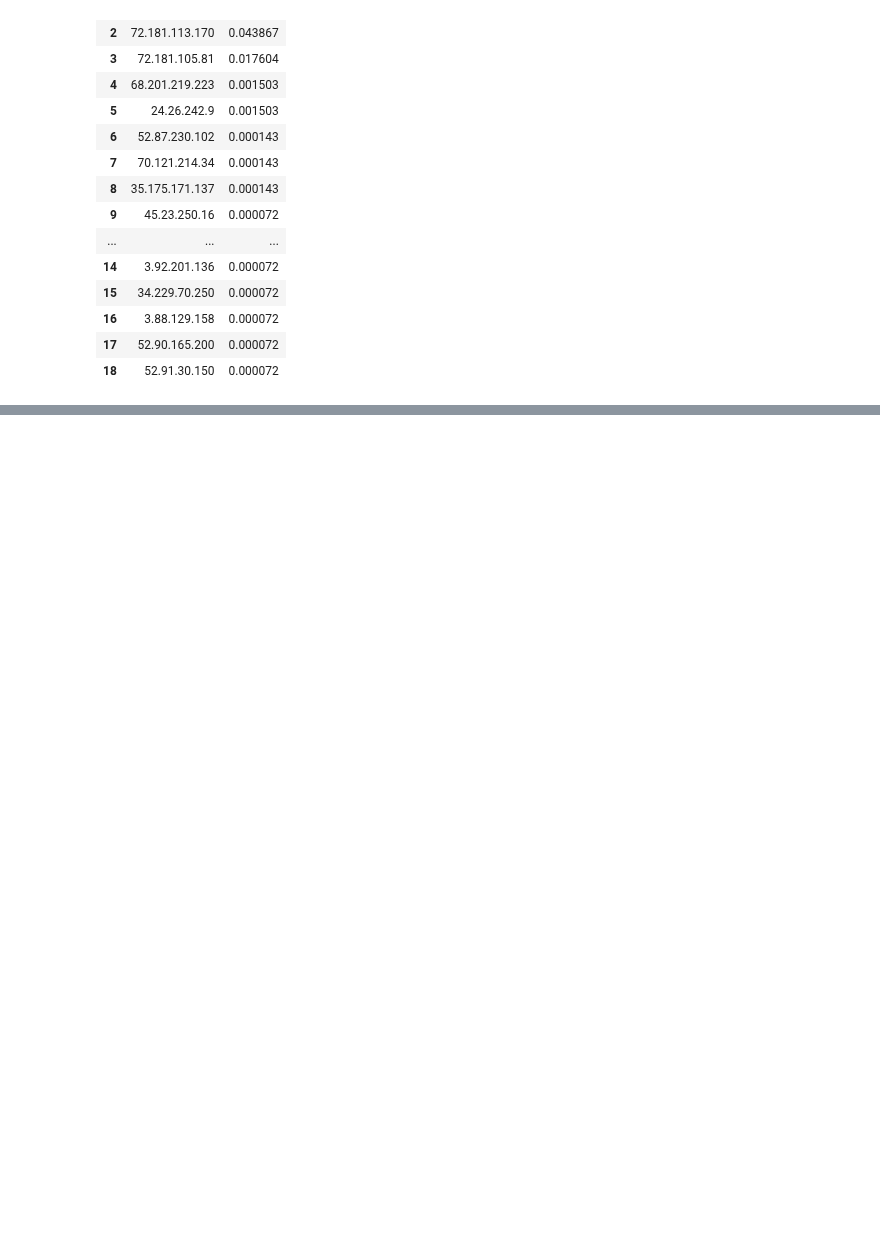
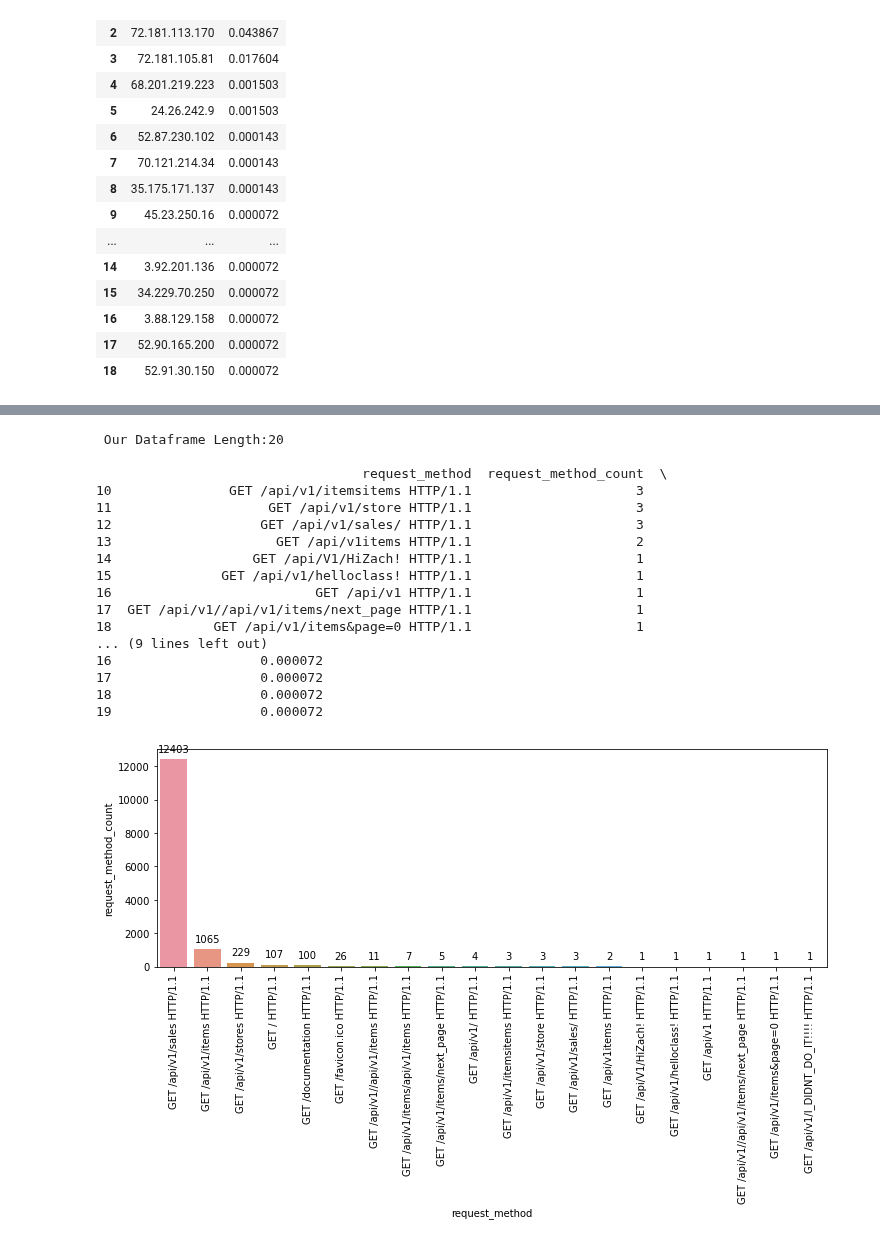
Before and after one commit to ForrestMccrosky/anonmaly_detection_exercises, a Jupyter notebook: discrete_anamoly_detection.ipynb, the cells around one changed output, grey strips where cells are left out. Drawn from its saved outputs; the diff is of its cells as text; code cells hidden in the pictures; blank space fills up the shorter version.

```diff
--- a/discrete_anamoly_detection.ipynb
+++ b/discrete_anamoly_detection.ipynb
@@ -248,0 +259,10 @@ df.head()
+# %%
+# create DataFrame of request_method value counts
+request_method_df = pd.DataFrame(df.request_method\
+                             .value_counts(dropna=False))\
+                             .reset_index()\
+                             .rename(columns={'index':'request_method',
+                                              'request_method':'request_method_count'})
+# add prob column
+request_method_df['request_method_count_prob'] = request_method_df.request_method_count / \
+                                                len(df.request_method)
@@ -248,0 +276,35 @@ df.head()
+# %%
+print(f' Our Dataframe Length:{len(request_method_df)}\n')
+
+print(request_method_df.tail(10))
+
+#barplot of ip addresses and their counts
+plt.figure(figsize=(12, 4))
+splot = sns.barplot(data=request_method_df, x = 'request_method',
+                    y = 'request_method_count', ci = None)
+for p in splot.patches:
+    splot.annotate(format(p.get_height(), '.0f'),
+                   (p.get_x() + p.get_width() / 2., p.get_height()),
+                   ha = 'center', va = 'center', xytext = (0, 10),
+                   textcoords = 'offset points'
+                   )
+    plt.xticks(rotation='vertical')
+# %% [output]
+ Our Dataframe Length:20
+
+                                  request_method  request_method_count  \
+10               GET /api/v1/itemsitems HTTP/1.1                     3
+11                    GET /api/v1/store HTTP/1.1                     3
+12                   GET /api/v1/sales/ HTTP/1.1                     3
+13                     GET /api/v1items HTTP/1.1                     2
+14                  GET /api/V1/HiZach! HTTP/1.1                     1
+15              GET /api/v1/helloclass! HTTP/1.1                     1
+16                          GET /api/v1 HTTP/1.1                     1
+17  GET /api/v1//api/v1/items/next_page HTTP/1.1                     1
+18             GET /api/v1/items&page=0 HTTP/1.1                     1
+... (9 lines left out)
+16                   0.000072
+17                   0.000072
+18                   0.000072
+19                   0.000072
+[figure, added]
```
Also changed, not shown: parts of 10 cells of this notebook.
